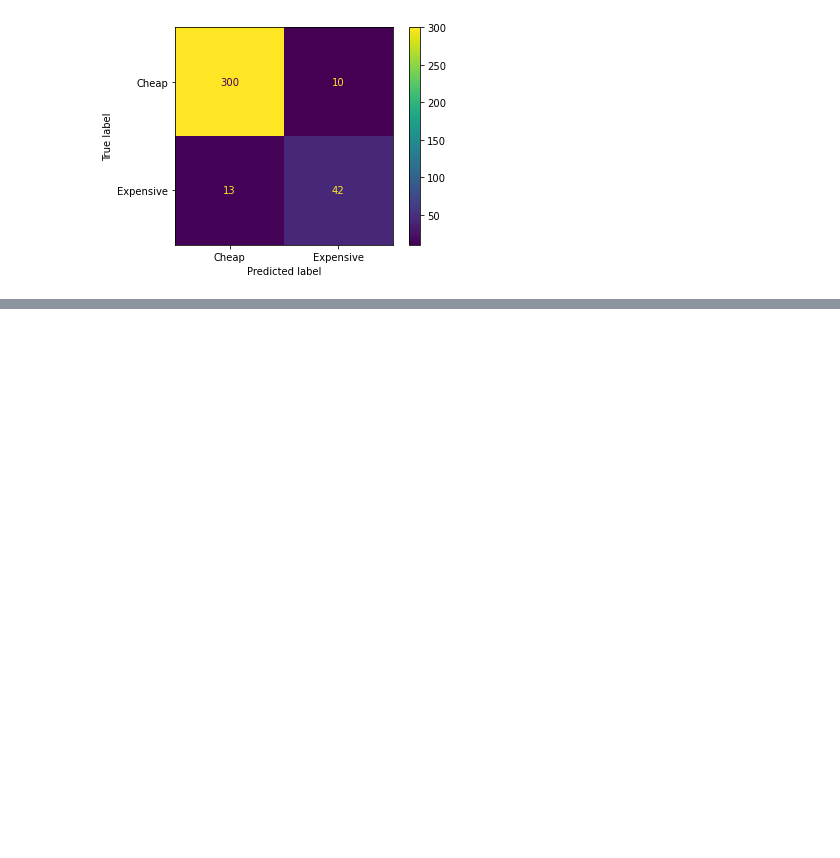
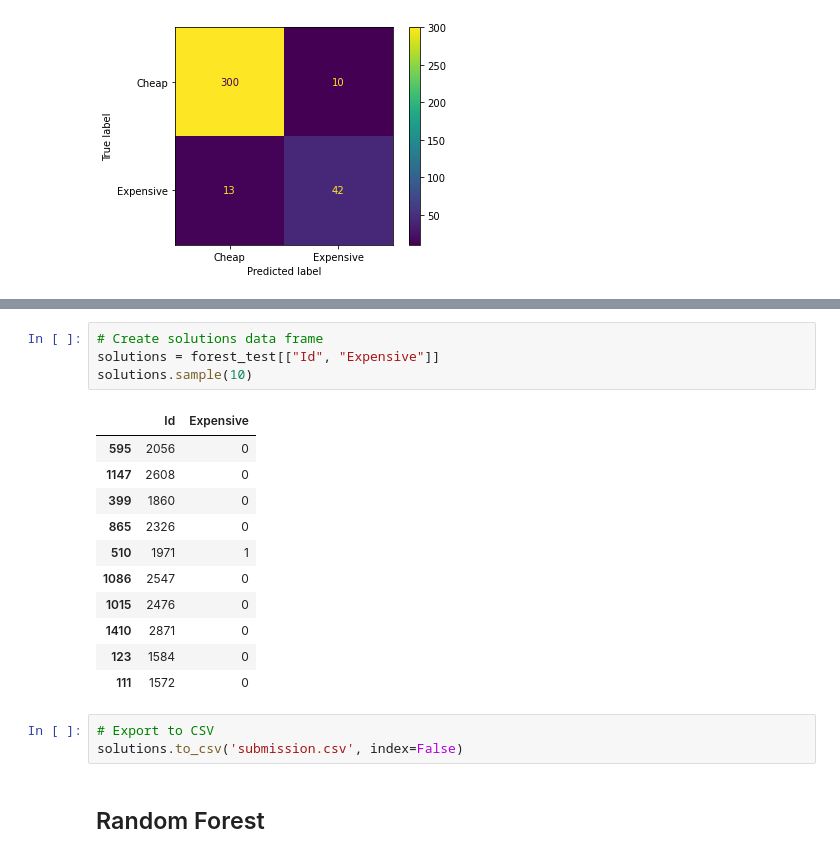
Before and after one commit to iCarambaaa/data-challenge, a Jupyter notebook: data_challenge.ipynb, the cells around one changed output, grey strips where cells are left out. Saved outputs shown, nothing was run; the diff lists cells and outputs as text; blank space fills up the shorter version.

```diff
--- a/data_challenge.ipynb
+++ b/data_challenge.ipynb
@@ -269,0 +272,21 @@ ValueError: Specifying the columns using strings is only supported for pandas Da
+# %%
+# Create solutions data frame
+solutions = forest_test[["Id", "Expensive"]]
+solutions.sample(10)
+# %% [output]
+|  | Id | Expensive |
+| 595 | 2056 | 0 |
+| 1147 | 2608 | 0 |
+| 399 | 1860 | 0 |
+| 865 | 2326 | 0 |
+| 510 | 1971 | 1 |
+| 1086 | 2547 | 0 |
+| 1015 | 2476 | 0 |
+| 1410 | 2871 | 0 |
+| 123 | 1584 | 0 |
+| 111 | 1572 | 0 |
+# %%
+# Export to CSV
+solutions.to_csv('submission.csv', index=False)
+# %% [markdown]
+## Random Forest
```
Also changed, not shown: parts of 16 cells of this notebook, 2 other files.
